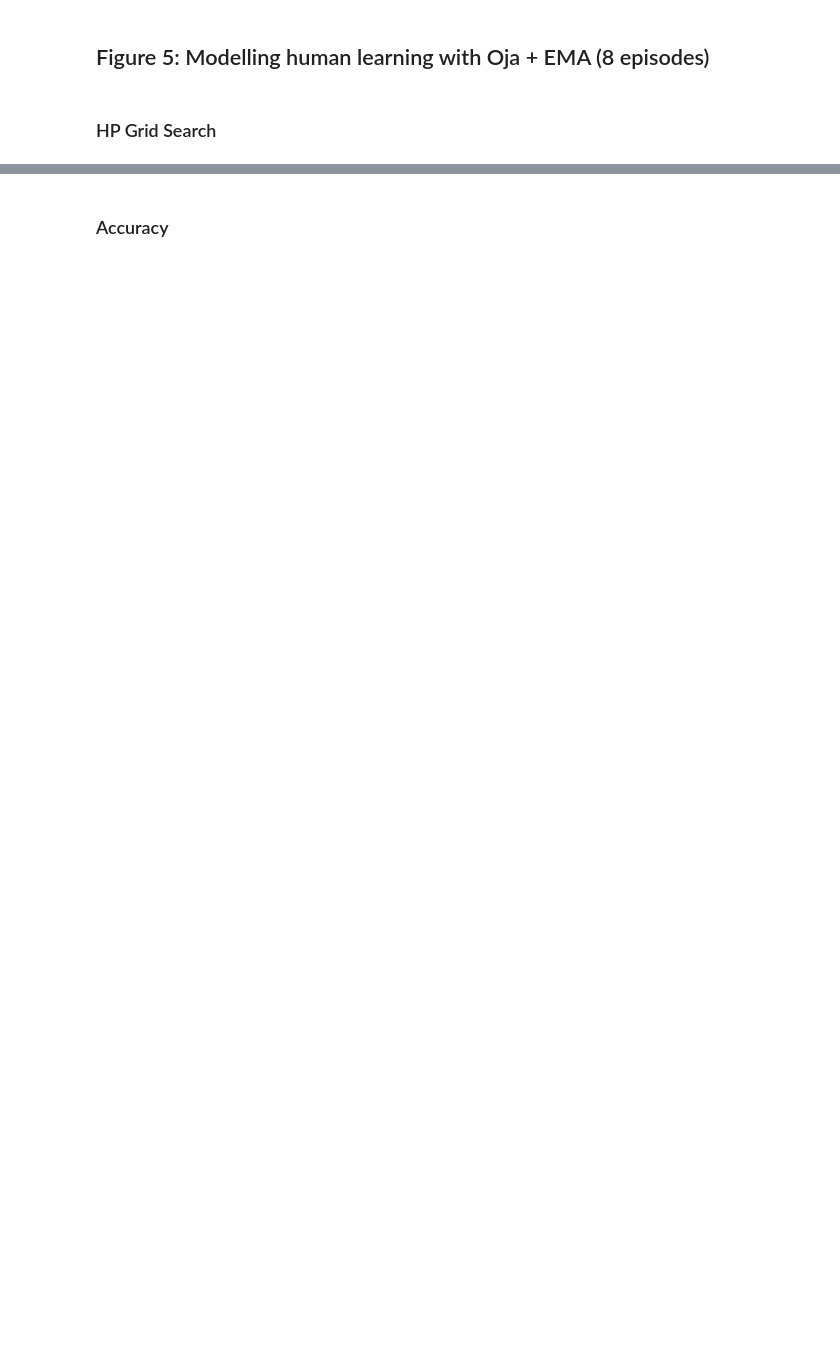
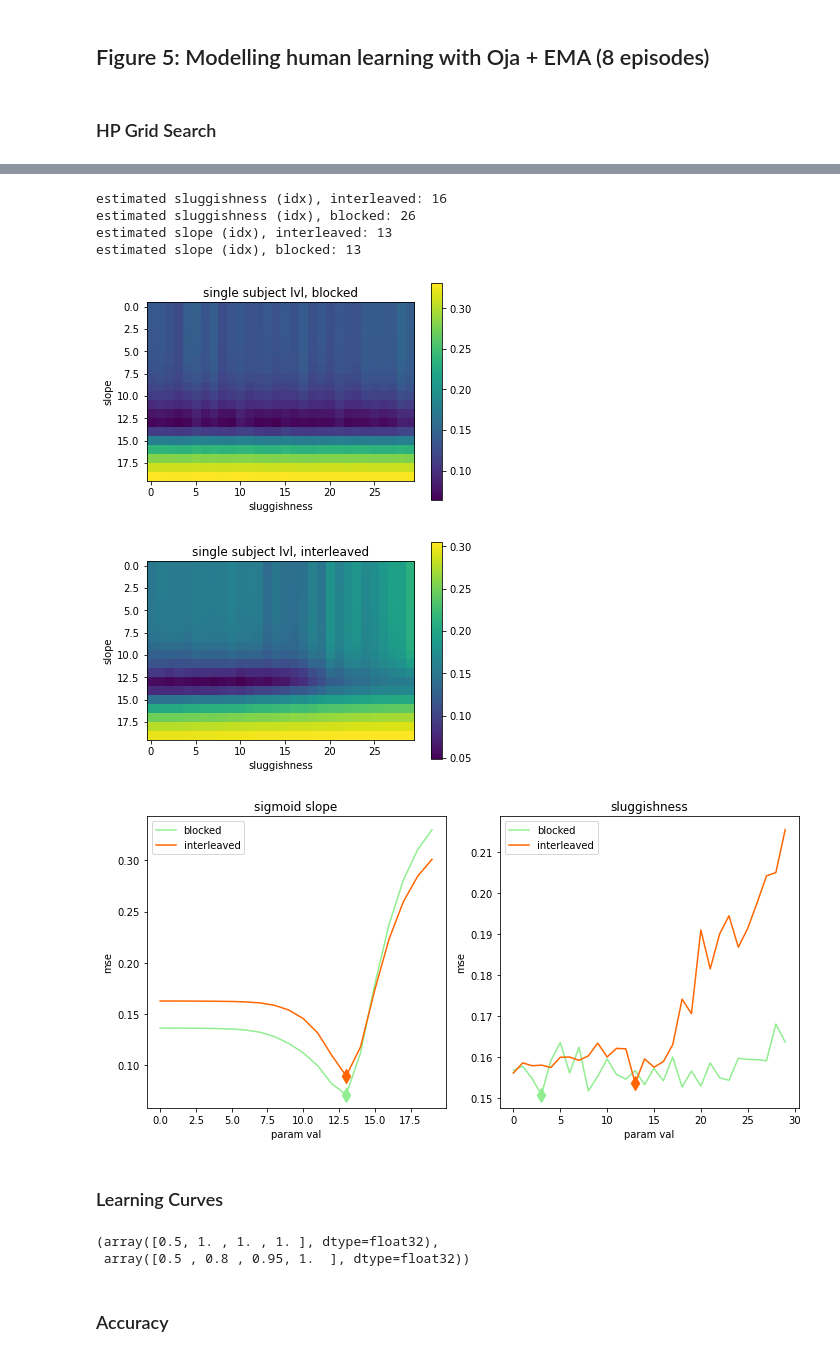
Before and after one commit to summerfieldlab/Flesch_Nagy_etal_HebbCL, a Jupyter notebook: notebooks/revision_figures.ipynb, the cells around one changed output, grey strips where cells are left out. Drawn from its saved outputs; the diff is of its cells as text; code cells hidden in the pictures; blank space fills up the shorter version.

```diff
--- a/notebooks/revision_figures.ipynb
+++ b/notebooks/revision_figures.ipynb
@@ -84,0 +154,3 @@ plotting.plot_gridsearch_group()
+# %%
+plotting.plot_gridsearch_group(model_int="blobs_revision_8episodes_sluggish_interleaved_oja_sv", model_blocked="blobs_revision_8episodes_sluggish_blocked_oja_sv",sluggish_vals = np.linspace(0.05, 1, 30))
+# %% [output]
@@ -85,2 +166,19 @@ plotting.plot_gridsearch_group()
+estimated sluggishness (idx), interleaved: 16
+estimated sluggishness (idx), blocked: 26
+estimated slope (idx), interleaved: 13
+estimated slope (idx), blocked: 13
+[figure, added]
+[figure, added]
+[figure, added]
+# %% [markdown]
+### Learning Curves
+# %%
+import pickle
+with open("../checkpoints/blobs_revision_8episodes_blocked_oja/run_12/results.pkl", "rb") as f:
+    results = pickle.load(f)
+results["acc_1st"][:4], results["acc_2nd"][4:]
+# %% [output]
+(array([0.5, 1. , 1. , 1. ], dtype=float32),
+ array([0.5 , 0.8 , 0.95, 1.  ], dtype=float32))
 # %% [markdown]
 ### Accuracy
```
Also changed, not shown: parts of 51 cells of this notebook, 9 other files.
